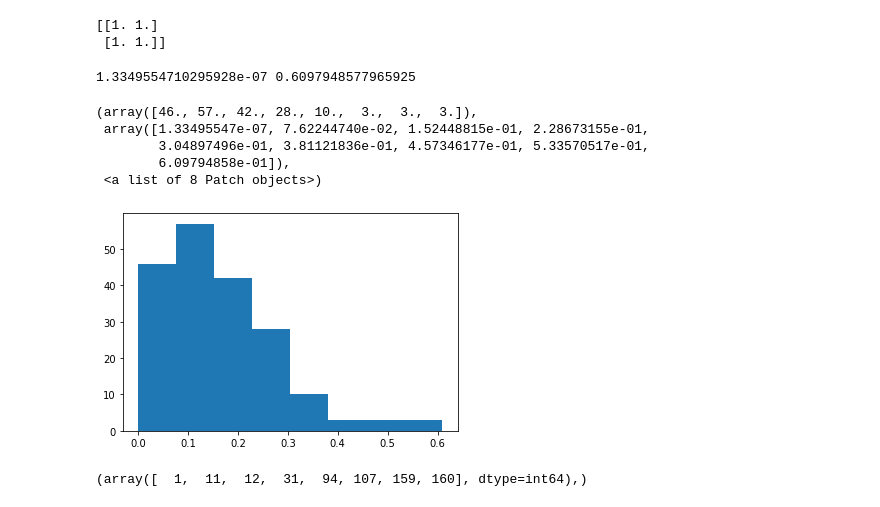
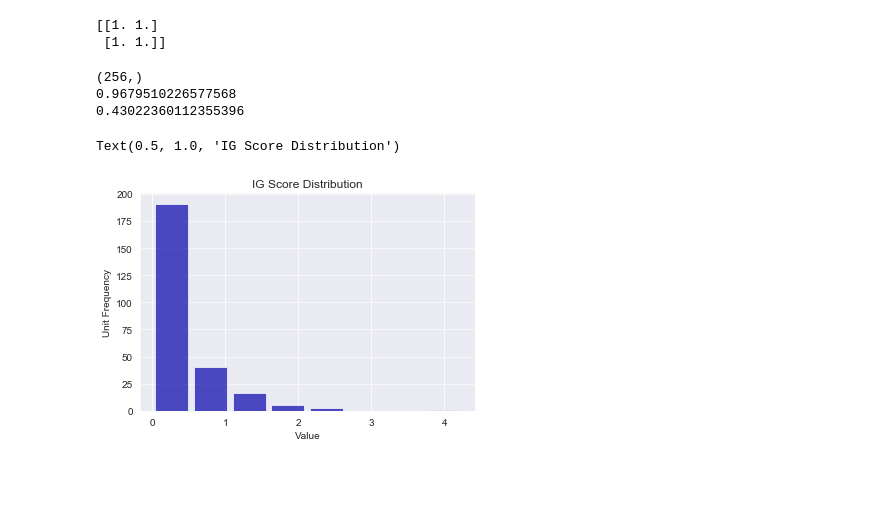
Before and after one commit to niazoys/Interpreting-and-Comparing-CNN, a Jupyter notebook: misc/garbage.ipynb, the cells around one changed output. Cells and saved outputs as stored; diff of their text form; code cells hidden in the pictures; blank space fills up the shorter version.

```diff
--- a/misc/garbage.ipynb
+++ b/misc/garbage.ipynb
@@ -126,23 +126,25 @@ x=torch.ones([10,3,155,155])
 y=torch.ones([x.shape[0]])
 # %%
 import numpy as np
-# %%
-mat=np.load("../IG/alexnet/IG_Conv2d_Layer3_class_088.npy")
-print(mat.min(),mat.max())
-# %% [output]
-1.3349554710295928e-07 0.6097948577965925
-# %%
-import matplotlib.pyplot as plt
-plt.hist(mat, bins=8, histtype='barstacked')
-# %% [output]
-(array([46., 57., 42., 28., 10.,  3.,  3.,  3.]),
- array([1.33495547e-07, 7.62244740e-02, 1.52448815e-01, 2.28673155e-01,
-        3.04897496e-01, 3.81121836e-01, 4.57346177e-01, 5.33570517e-01,
-        6.09794858e-01]),
- <a list of 8 Patch objects>)
-[figure, removed]
-# %%
-itemindex = np.where(mat>0.4)
-print(itemindex)
-# %% [output]
-(array([  1,  11,  12,  31,  94, 107, 159, 160], dtype=int64),)
+# %%
+mat=np.load("../IG/alexnet/IG_Conv2d_Layer10_class_0121.npy")
+print(mat.shape)
+q=np.quantile(mat,0.90)
+print(q)
+itemindex = np.where(mat>q)
+print(np.mean(mat))
+
+
+import matplotlib.pyplot as plt
+n, bins, patches = plt.hist(mat, bins=8, color='#0504ab',
+                            alpha=0.7, rwidth=0.85)
+plt.grid(axis='y', alpha=0.75)
+plt.xlabel('Value')
+plt.ylabel('Unit Frequency')
+plt.title('IG Score Distribution')
+# %% [output]
+(256,)
+0.9679510226577568
+0.43022360112355396
+Text(0.5, 1.0, 'IG Score Distribution')
+[figure, added]
```
Also changed, not shown: parts of 6 cells of this notebook, 1 other file.
